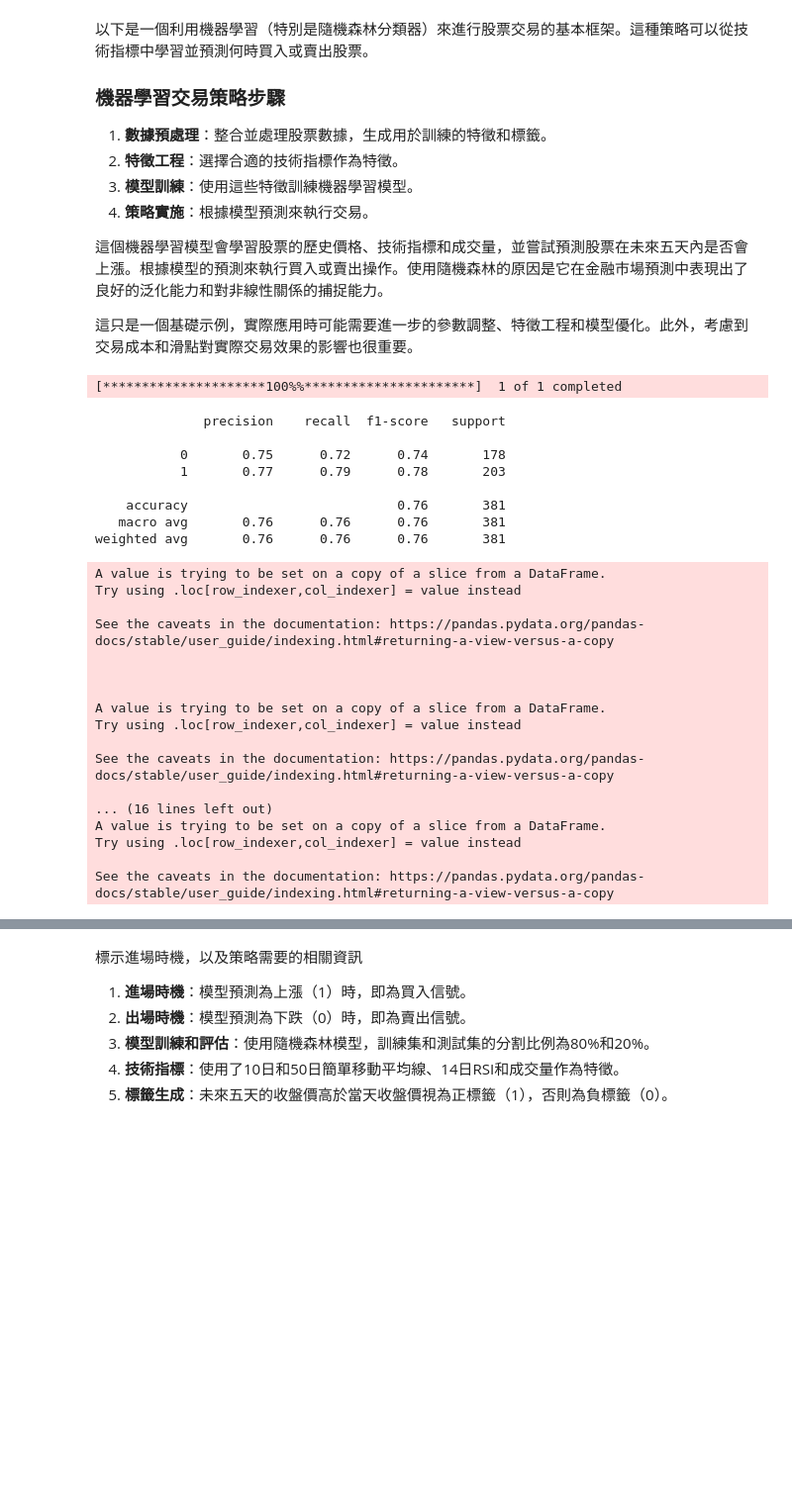
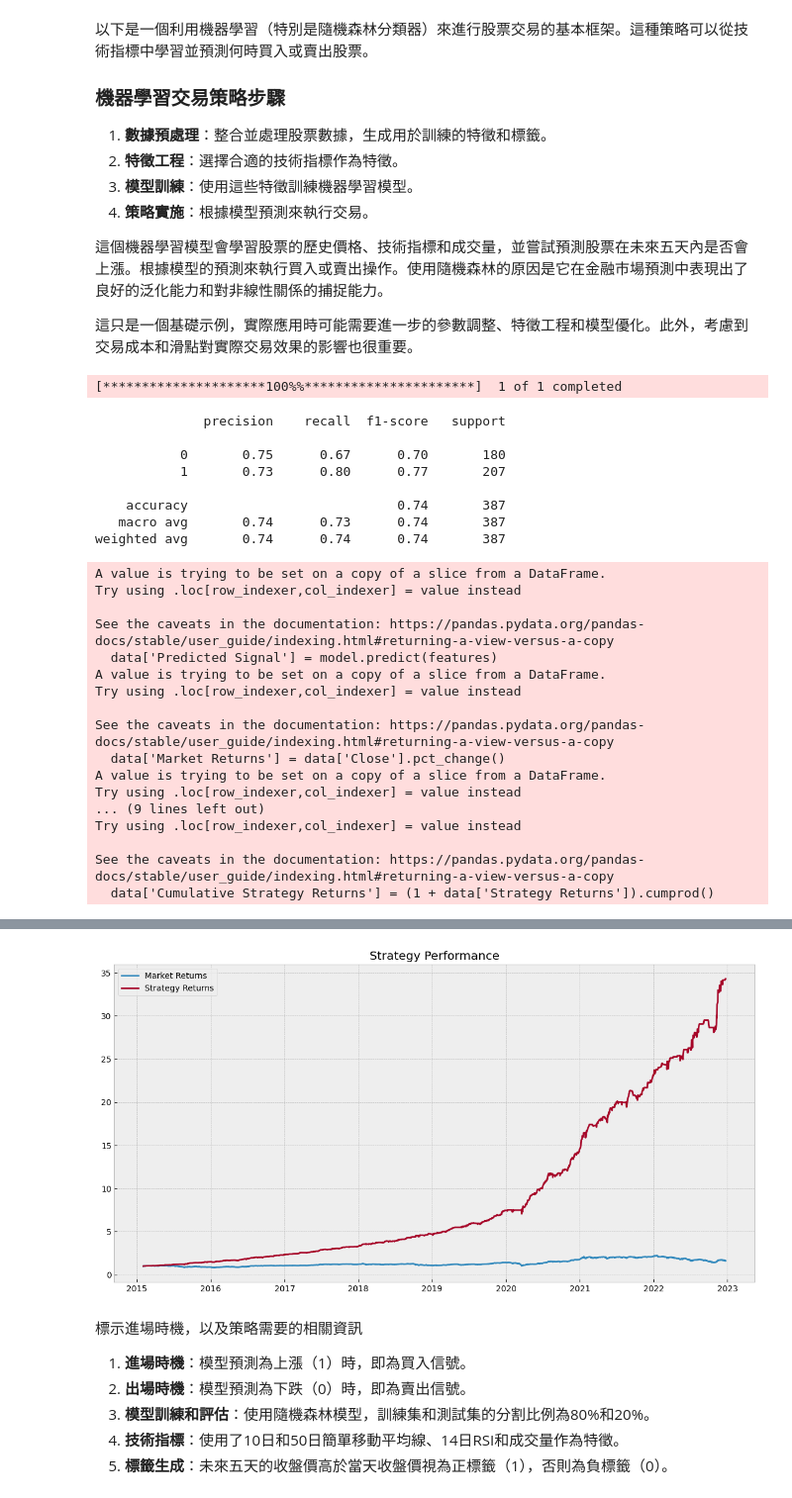
Before and after one commit to willismax/MediaSystem-Python-Course, a Jupyter notebook: 01.Intro-Python/Python資料分析應用_股票分析入門.ipynb, the cells around one changed output, grey strips where cells are left out. Shown at 99% size. Drawn from its saved outputs; the diff is of its cells as text; code cells hidden in the pictures; blank space fills up the shorter version.

```diff
--- a/01.Intro-Python/Python資料分析應用_股票分析入門.ipynb
+++ b/01.Intro-Python/Python資料分析應用_股票分析入門.ipynb
@@ -648,8 +661,8 @@ from sklearn.model_selection import train_test_split
 data = yf.download('0050.TW', start='2015-01-01', end='2023-01-01')
 
 # 計算技術指標
-data['SMA10'] = data['Close'].rolling(window=10).mean()
-data['SMA50'] = data['Close'].rolling(window=50).mean()
+data['SMA5'] = data['Close'].rolling(window=5).mean()
+data['SMA20'] = data['Close'].rolling(window=20).mean()
 data['RSI'] = data['Close'].pct_change().rolling(window=14).apply(lambda x: np.sum(np.where(x>0, x, 0)) / np.sum(np.abs(x)) * 100)
 
 # 創建標籤：未來5天收盤價比當天上漲為1，否則為0
@@ -660,7 +673,7 @@ data['Label'] = (data['Future Close'] > data['Close']).astype(int)
 data = data.dropna()
 
 # 特徵和標籤
-features = data[['SMA10', 'SMA50', 'RSI', 'Volume']]
+features = data[['SMA5', 'SMA20', 'RSI', 'Volume']]
 labels = data['Label']
 
 # 分割數據集
@@ -695,26 +708,26 @@ plt.show()
 [*********************100%%**********************]  1 of 1 completed
               precision    recall  f1-score   support
 
-           0       0.75      0.72      0.74       178
-           1       0.77      0.79      0.78       203
+           0       0.75      0.67      0.70       180
+           1       0.73      0.80      0.77       207
 
-    accuracy                           0.76       381
-   macro avg       0.76      0.76      0.76       381
-weighted avg       0.76      0.76      0.76       381
+    accuracy                           0.74       387
+   macro avg       0.74      0.73      0.74       387
+weighted avg       0.74      0.74      0.74       387
 A value is trying to be set on a copy of a slice from a DataFrame.
 Try using .loc[row_indexer,col_indexer] = value instead
 
 See the caveats in the documentation: https://pandas.pydata.org/pandas-docs/stable/user_guide/indexing.html#returning-a-view-versus-a-copy
-
-
-
+  data['Predicted Signal'] = model.predict(features)
 A value is trying to be set on a copy of a slice from a DataFrame.
 Try using .loc[row_indexer,col_indexer] = value instead
 
 See the caveats in the documentation: https://pandas.pydata.org/pandas-docs/stable/user_guide/indexing.html#returning-a-view-versus-a-copy
-
-... (16 lines left out)
+  data['Market Returns'] = data['Close'].pct_change()
 A value is trying to be set on a copy of a slice from a DataFrame.
+Try using .loc[row_indexer,col_indexer] = value instead
+... (9 lines left out)
 Try using .loc[row_indexer,col_indexer] = value instead
 
 See the caveats in the documentation: https://pandas.pydata.org/pandas-docs/stable/user_guide/indexing.html#returning-a-view-versus-a-copy
+  data['Cumulative Strategy Returns'] = (1 + data['Strategy Returns']).cumprod()
@@ -722,3 +734,4 @@ See the caveats in the documentation: https://pandas.pydata.org/pandas-docs/stab
+[figure, added]
 # %% [markdown]
 標示進場時機，以及策略需要的相關資訊
 1.  **進場時機**：模型預測為上漲（1）時，即為買入信號。
```
Also changed, not shown: parts of 10 cells of this notebook.
